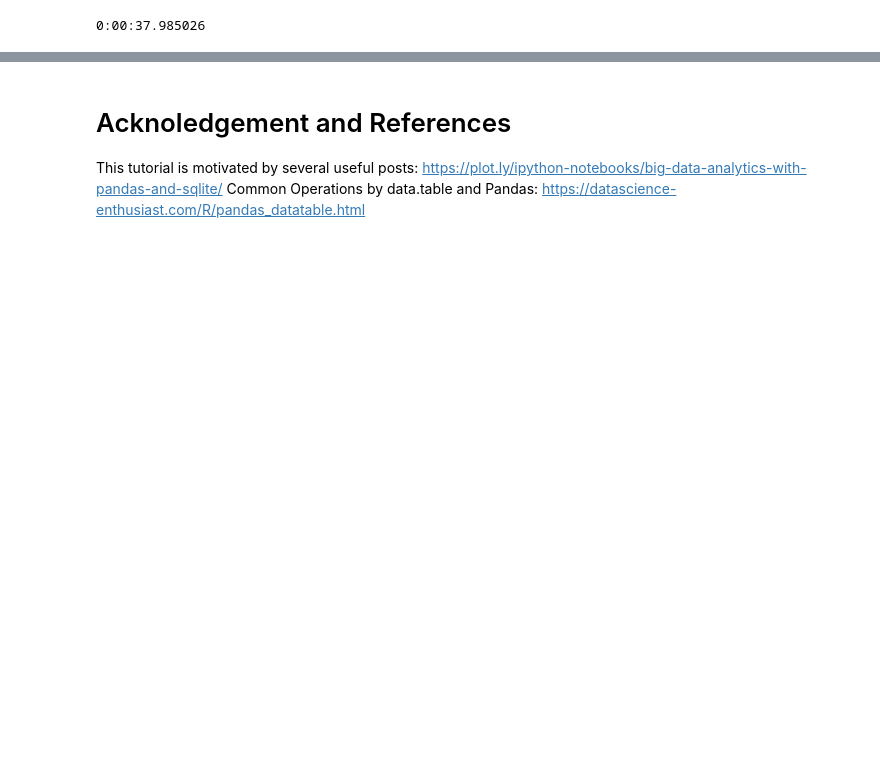
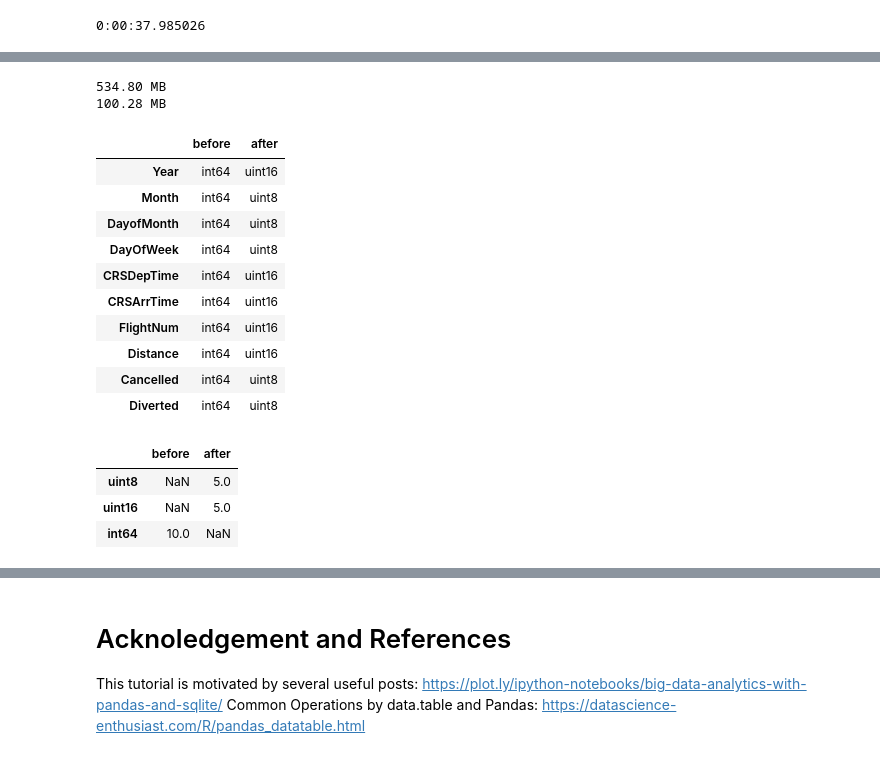
Before and after one commit to yujiadeng/STAT578_lab, a Jupyter notebook: large_data_processing/large_data_processing.ipynb, the cells around one changed output, grey strips where cells are left out. Drawn from its saved outputs; the diff is of its cells as text; code cells hidden in the pictures; blank space fills up the shorter version.

```diff
--- a/large_data_processing/large_data_processing.ipynb
+++ b/large_data_processing/large_data_processing.ipynb
@@ -160,0 +215,30 @@ DT_panda.shape
+# %%
+DT_int = DT_panda.select_dtypes(include=['int64'])
+converted_int = DT_int.apply(pd.to_numeric, downcast='unsigned')
+
+print(mem_usage(DT_int))
+print(mem_usage(converted_int))
+# %% [output]
+534.80 MB
+100.28 MB
+# %%
+compare_int = pd.concat([DT_int.dtypes, converted_int.dtypes], axis=1)
+compare_int.columns = ['before','after']
+display(compare_int)
+compare_int.apply(pd.Series.value_counts)
+# %% [output]
+|  | before | after |
+| Year | int64 | uint16 |
+| Month | int64 | uint8 |
+| DayofMonth | int64 | uint8 |
+| DayOfWeek | int64 | uint8 |
+| CRSDepTime | int64 | uint16 |
+| CRSArrTime | int64 | uint16 |
+| FlightNum | int64 | uint16 |
+| Distance | int64 | uint16 |
+| Cancelled | int64 | uint8 |
+| Diverted | int64 | uint8 |
+|  | before | after |
+| uint8 | NaN | 5.0 |
+| uint16 | NaN | 5.0 |
+| int64 | 10.0 | NaN |
```
Also changed, not shown: parts of 32 cells of this notebook.
